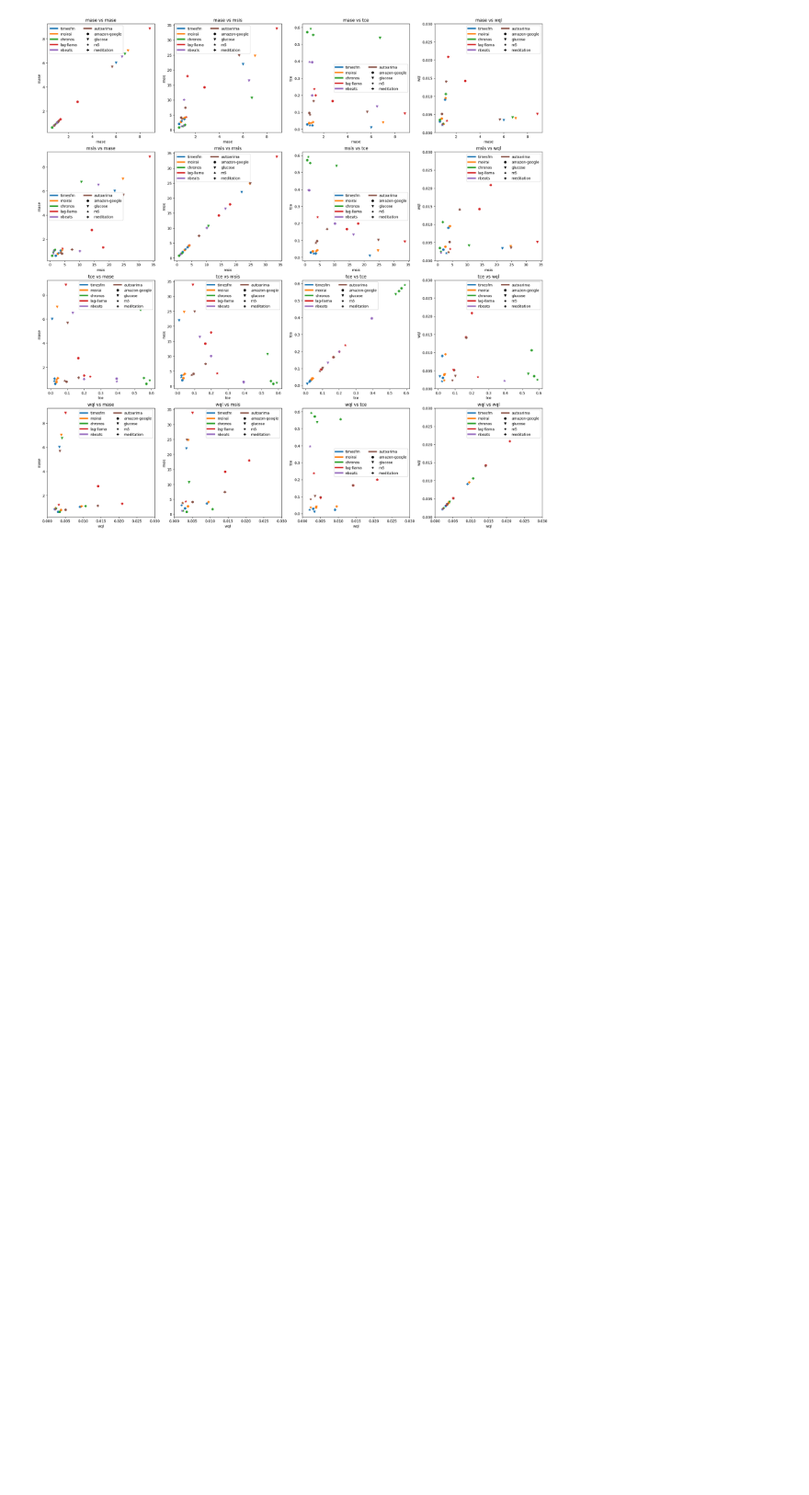
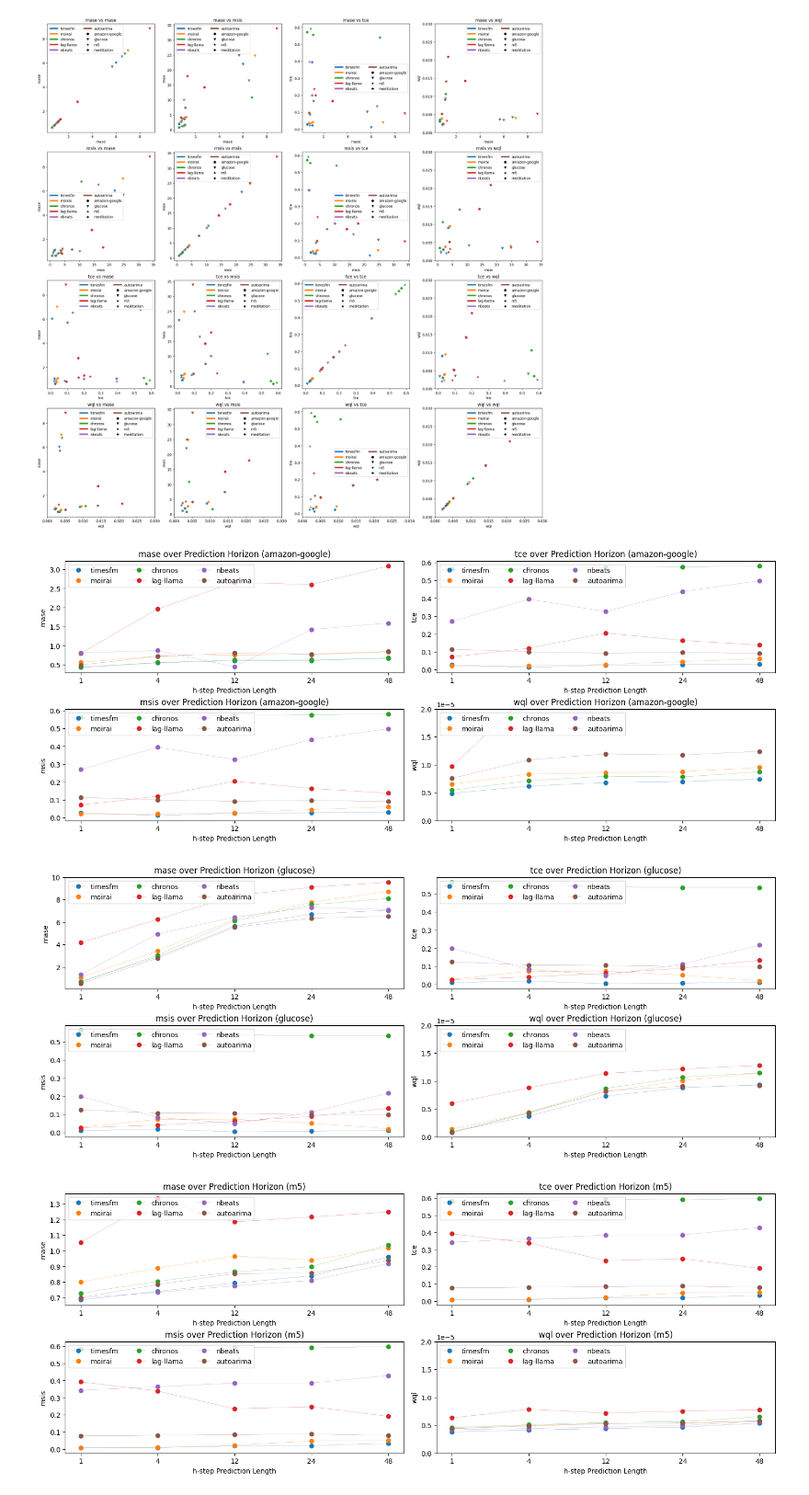
Before and after one commit to Coaster41/ts_foundation_calibration, a Jupyter notebook: eval_plot.ipynb, the cells around one changed output. Shown at 92% size. Saved outputs shown, nothing was run; the diff lists cells and outputs as text; code cells hidden in the pictures; blank space fills up the shorter version.

```diff
--- a/eval_plot.ipynb
+++ b/eval_plot.ipynb
@@ -82,2 +84,28 @@ for i, metric_x in enumerate(metrics):
 # %% [output]
 [figure]
+# %%
+# Line Plot Metrics over prediction distance
+pred_horizon = ['1','4','12','24','48']
+# dataset = 'amazon-google'
+
+for dataset in datasets:
+    fig, axes = plt.subplots(2, 2, layout='constrained', figsize=(15,6))
+    for i, metric in enumerate(metrics):
+        ax = axes[i%2, i//2]
+        for model in models:
+            y = df.loc[(df['model']==model) & (df['dataset']==dataset) & (df['metric']==metric), pred_horizon].to_numpy().flatten()
+            ax.plot(np.arange(len(pred_horizon)), y, label=model, marker='o', lw=0.2)
+
+        # Add some text for labels, title and custom x-axis tick labels, etc.
+        ax.set_ylabel(metric)
+        ax.set_xlabel("h-step Prediction Length")
+        ax.set_title(f'{metric} over Prediction Horizon ({dataset})')
+        ax.set_xticks(np.arange(len(pred_horizon)), pred_horizon)
+        ax.legend(loc='upper left', ncols=3)
+        if metric=='wql':
+            ax.set_ylim(bottom=0, top=2e-5)
+    plt.show()
+# %% [output]
+[figure, added]
+[figure, added]
+[figure, added]
```
Also changed, not shown: parts of 2 cells of this notebook, 2 other files.
